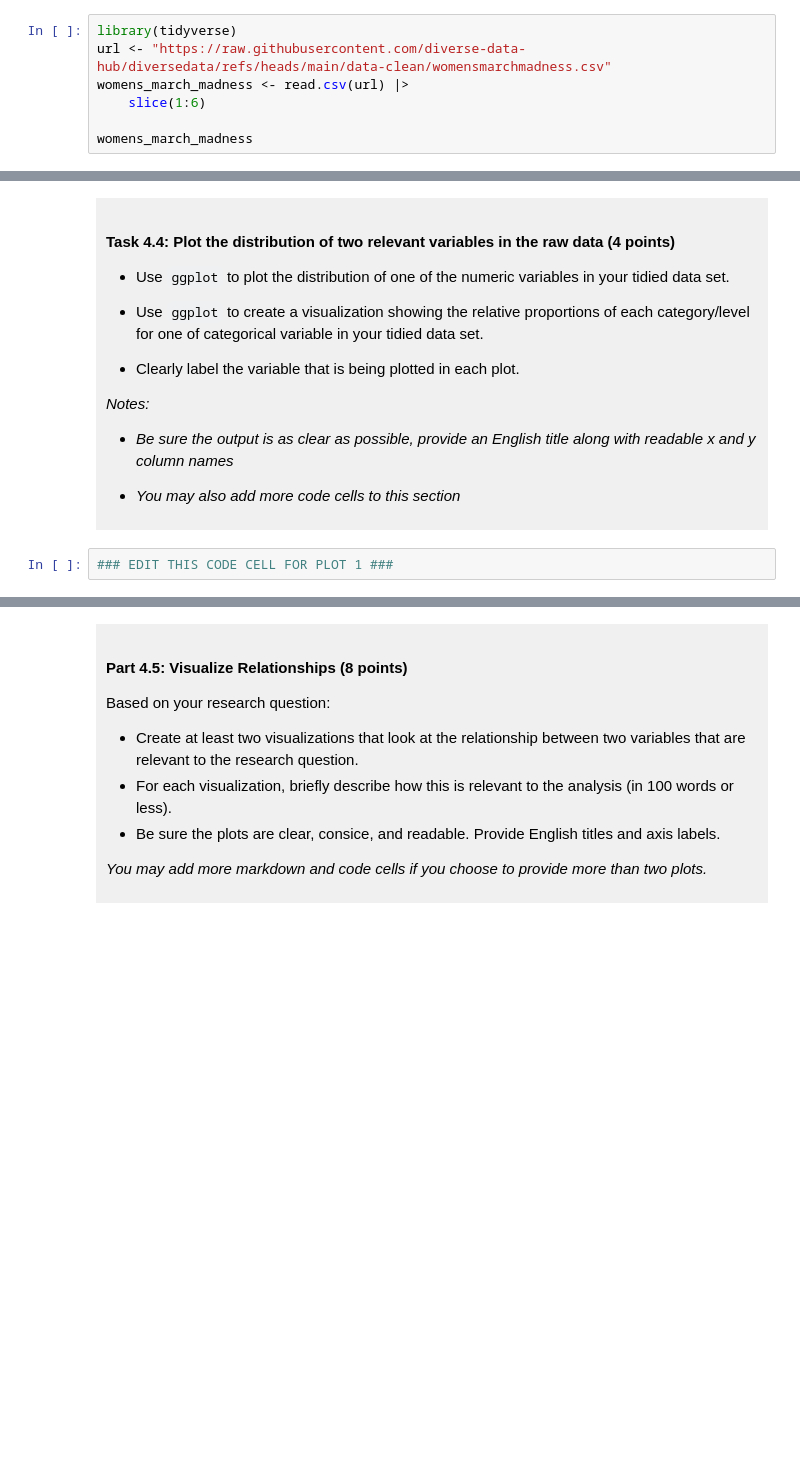
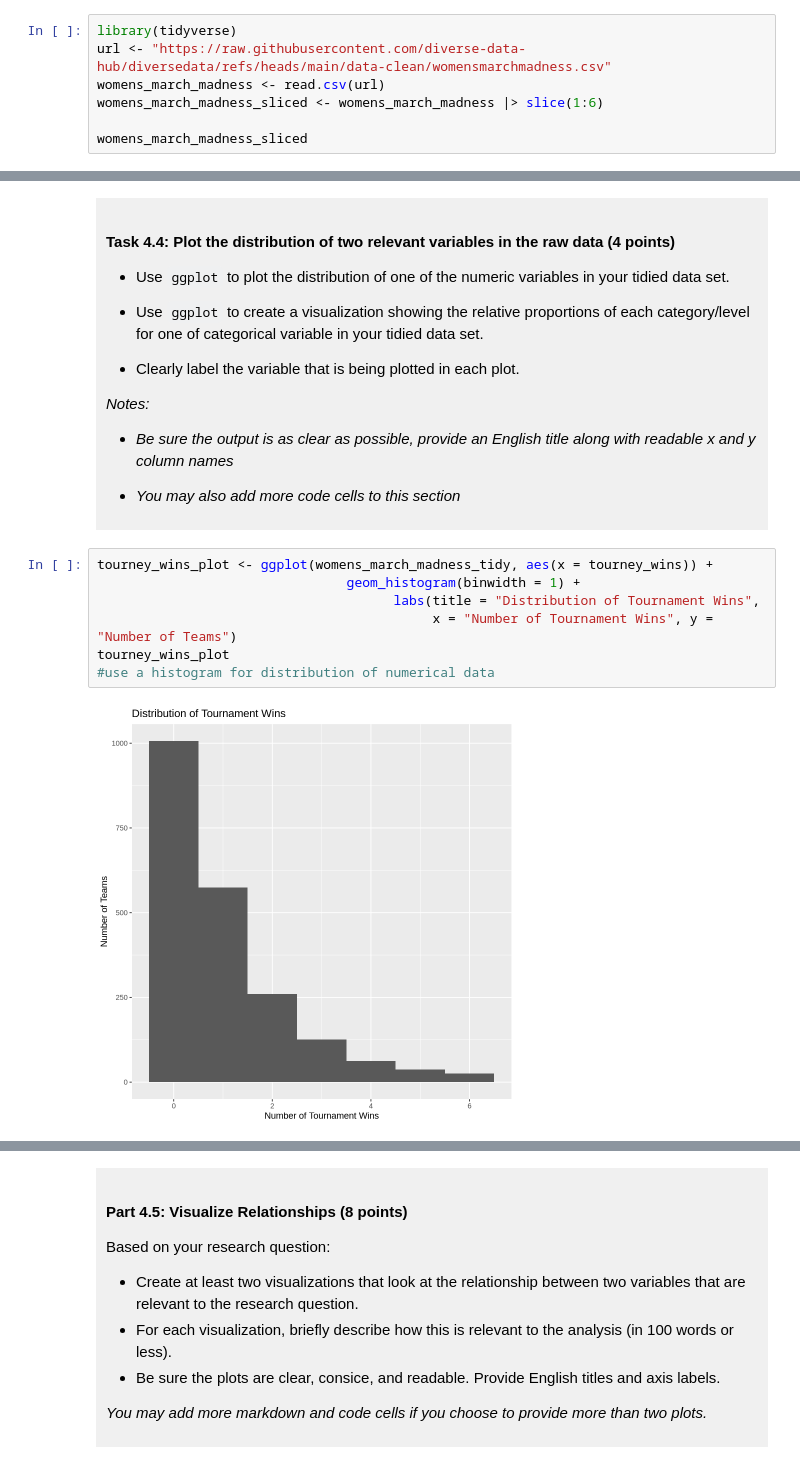
Before and after one commit to k4y1eigh/dsci-100-project-kayleigh-zhao, a Jupyter notebook: dsci-100-project-notebook.ipynb, the cells around one changed output, grey strips where cells are left out. Cells and saved outputs as stored; diff of their text form; blank space fills up the shorter version.

```diff
--- a/dsci-100-project-notebook.ipynb
+++ b/dsci-100-project-notebook.ipynb
@@ -130,8 +130,8 @@ To help you with the analysis, here is a table of descriptions of each of the va
 # %%
 library(tidyverse)
 url <- "https://raw.githubusercontent.com/diverse-data-hub/diversedata/refs/heads/main/data-clean/womensmarchmadness.csv"
-womens_march_madness <- read.csv(url) |>
-    slice(1:6)
+womens_march_madness <- read.csv(url)
+womens_march_madness_sliced <- womens_march_madness |> slice(1:6)
 
-womens_march_madness
+womens_march_madness_sliced
 # %% [output]
@@ -283,5 +320,12 @@ You will refine your research question (if needed) and produce a tidy data set.
 
 </div>
 # %%
-### EDIT THIS CODE CELL FOR PLOT 1 ###
+tourney_wins_plot <- ggplot(womens_march_madness_tidy, aes(x = tourney_wins)) +
+                                geom_histogram(binwidth = 1) +
+                                      labs(title = "Distribution of Tournament Wins",
+                                           x = "Number of Tournament Wins", y = "Number of Teams")
+tourney_wins_plot
+#use a histogram for distribution of numerical data
+# %% [output]
+[figure, added]
 # %%
```
Also changed, not shown: parts of 11 cells of this notebook.
